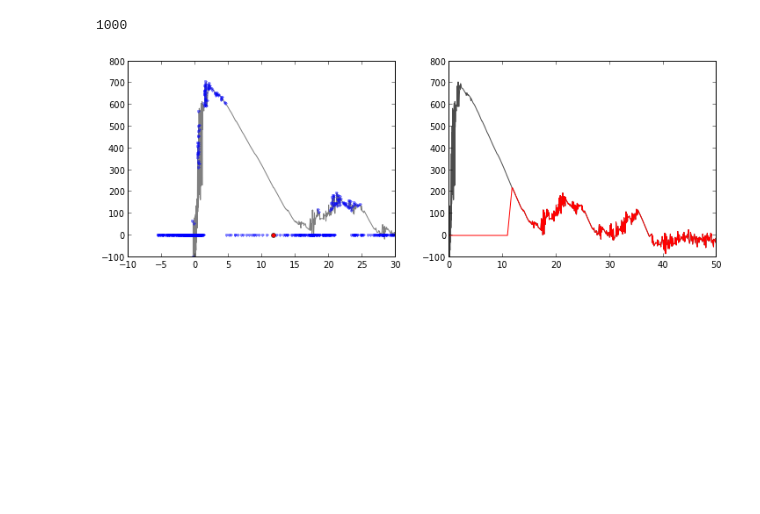
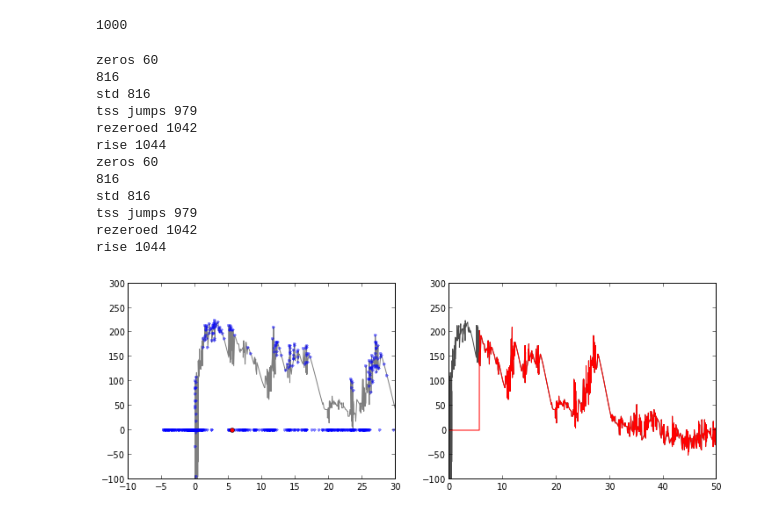
Before and after one commit to hilaryjoyce/smfs-data-analysis, a Jupyter notebook: Adhesion peak.ipynb, the cells around one changed output. Saved outputs shown, nothing was run; the diff lists cells and outputs as text; code cells hidden in the pictures; blank space fills up the shorter version.

```diff
--- a/Adhesion peak.ipynb
+++ b/Adhesion peak.ipynb
@@ -50,29 +50,35 @@ def find_last_point(tss, force, d=0.1):
         if max_orig[i] == 1:
             break
         i = i+1
-    #print 'zeros', i
+    print 'zeros', i
+    # make sure we're above the zero forces
+    while f[i] <= 0:
+        i = i+1
+    print i
     # skip the first crazy region (hopefully this doesn't bring us to the end...)
     while std(f[10*i:10*(i+1)]) > 100:
         i = i+1
-    #print 'std', i
+        if i == len(f):
+            print "Ran out of space"
+    print 'std', i
     # find region with big tss jumps
     while (i) < len(t):
         if t[i+1]-t[i] > d:
             i = i+1
             break
         i = i+1
-    #print 'tss jumps', i
+    print 'tss jumps', i
     # find first zeroed region after this
     while any(max_orig[i:i+5] == 1):
         i = i + 1
-    #print 'rezeroed', i
+    print 'rezeroed', i
     # find first increase in f again
     while f[i+1]-f[i] < 0:
         i = i + 1
     i = i+1
     while f[i+1]-f[i] < 0:
         i = i +1
-    #print 'rise', i
+    print 'rise', i
     return f, i
 
 def remove_adhesion_peak(tss, force, d=0.1):
@@ -83,32 +89,44 @@ def remove_adhesion_peak(tss, force, d=0.1):
     return f_new
 # %%
 # Calculate
-id = 13
+id = 0
 force = tf_list[id][1]
 tss = tf_list[id][0]
 maxes, t, f = maxes_array(tss, force)
 max_orig, maxes, t, f = original_maxes(tss, force)
 f, i = find_last_point(tss, force)
 f_new = remove_adhesion_peak(tss, force)
 # Plot
 figsize(12, 4)
 subplot(1,2,1)
 #plot(t, maxes, 'k-', alpha=0.5)
 plot(t, f, 'k-', alpha=0.5)
 plot(t, max_orig*f, 'b.', alpha=0.5)
 #plot(t, maxes-f, 'r.', alpha=0.5)
 plot(t[i], (max_orig*f)[i], 'ro', ms=5)
 y_max = max(f)
 xlim(-10,30)
 ylim(-100,ceil(y_max/100)*100)
 subplot(1,2,2)
 plot(t, f, 'k-', alpha=0.7)
 plot(t, f_new, 'r-')
 xlim(0,50)
 ylim(-100,ceil(y_max/100)*100);
 savefig("Figures/ala_flat_all_adpeak%d.png" % id)
 # %% [output]
+zeros 60
+816
+std 816
+tss jumps 979
+rezeroed 1042
+rise 1044
+zeros 60
+816
+std 816
+tss jumps 979
+rezeroed 1042
+rise 1044
-[figure, old version]
+[figure, new version]
 # %%
 for id in range(0,100):
     force = tf_list[id][1]
```
Also changed, not shown: parts of 1 cell of this notebook, 1 other file.
